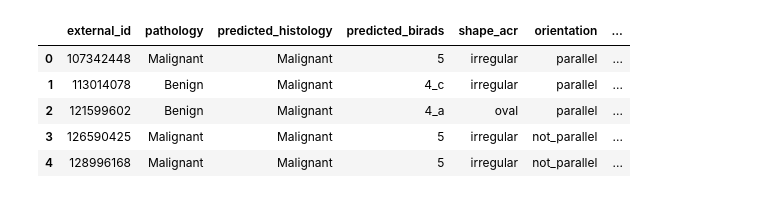
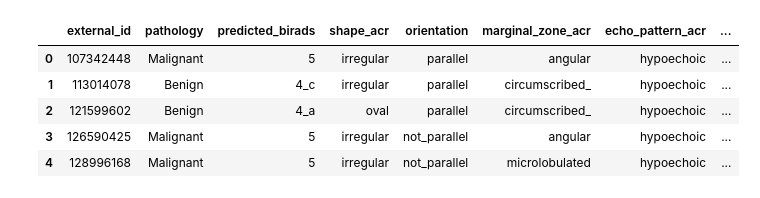
Before and after one commit to joshjarvey/DS785-BUS-Interpretation, a Jupyter notebook: densenet201/DenseNet201 BUS Multitask.ipynb, the cells around one changed output. Cells and saved outputs as stored; diff of their text form; code cells hidden in the pictures.

```diff
--- a/densenet201/DenseNet201 BUS Multitask.ipynb
+++ b/densenet201/DenseNet201 BUS Multitask.ipynb
@@ -49,20 +48,15 @@ def calc_median_likelihood(birads_score):
 # %%
 # set number of splits for cv training.
 k=5
-
-  # set to true to write the output to a csv file.
 write_output = False
 
   # specify features to keep from annotations file.
-features_of_interest = ['external_id','pathology','predicted_histology','predicted_birads','shape_acr','orientation','marginal_zone_acr','echo_pattern_acr','posterior_features_acr']
+features_of_interest = ['external_id','pathology','predicted_birads','shape_acr','orientation','marginal_zone_acr','echo_pattern_acr','posterior_features_acr']
 
 df = pd.read_csv('/content/gdrive/MyDrive/BUS Project Home/Datasets/Mayo/mayo_dataset/annotations_histology.csv')[features_of_interest]
 
   # set "elevated risk" to "benign".
 df['pathology'] = np.where(df['pathology']=='Elevated Risk','Benign',df['pathology'])
-
-  # capitalize the value to make it match actual pathology results.
-df['predicted_histology'] = df['predicted_histology'].apply(lambda x: str(x).capitalize())
 
   # remove unknown pathologies, and missing birads scores.
 df = df[df['pathology']!='Unknown']
@@ -71,7 +65,7 @@ df = df[df['predicted_birads'].notna()]
   # calculate median likelihood of malignancy based on ranges - do not convert to decimal.
 df['median_likelihood_of_malignancy'] = df['predicted_birads'].apply(lambda x: calc_median_likelihood(x))
 
-  # FastAI function to get a list of all pre-cropped image files.
+  # get a list of all pre-cropped image files.
 image_urls = get_image_files('/content/gdrive/MyDrive/BUS Project Home/Share_with_group/Jeff_Baggett/bus_data/first_mayo_fastai/images').items
 
   # for each id (x), find all urls associated with that id and affix it to the dataframe as a list of values.
@@ -79,38 +73,38 @@ df['image_url'] = df['external_id'].apply(lambda x: [url for url in image_urls i
 
   # remove rows where no image file was found.
 df = df[df['image_url'].notna()].reset_index().drop(columns='index')
 
   # if there is one or more url's listed in the column, then mark it as a multi-image patient id.
 df['has_multiple_images'] = df['image_url'].apply(lambda x: False if len(x)<2 else True)
 
   # create a stratified sample based on if a patient had multiple ids.
 trainings, validations = train_valid_split(x=np.zeros(len(df)),
                                            y=df['has_multiple_images'],
                                            df=df,
                                            n_splits=k,
                                            seed=516)
 
   # expand the dataframe where id had multiple images from previous step.
 df = df.explode('image_url').reset_index().drop(columns='index')
 
   # remove rows where no image file was found. Remove the index and multiple images columns since we no longer need that tag.
 df = df[df['image_url'].notna()].reset_index().drop(columns=['index','has_multiple_images'])
 
   # set the fold in which the image belongs in the validation set. Each new column will be referenced during cross-validation training.
 for i, valid_ids in enumerate(validations):
     df[f'fold{i}_is_valid'] = df['external_id'].apply(lambda x: 1 if x in valid_ids else 0)
 
   # write output if true.
 if write_output:
     df.to_csv('/content/gdrive/MyDrive/BUS Project Home/Share_with_group/Josh_Jarvey/biradsnet labels/annotations_biradsnet2.csv',index=False)
 
 df.head()
 # %% [output]
-|  | external_id | pathology | predicted_histology | predicted_birads | shape_acr | orientation | ... |
-| 0 | 107342448 | Malignant | Malignant | 5 | irregular | parallel | ... |
-| 1 | 113014078 | Benign | Malignant | 4_c | irregular | parallel | ... |
-| 2 | 121599602 | Benign | Malignant | 4_a | oval | parallel | ... |
-| 3 | 126590425 | Malignant | Malignant | 5 | irregular | not_parallel | ... |
-| 4 | 128996168 | Malignant | Malignant | 5 | irregular | not_parallel | ... |
+|  | external_id | pathology | predicted_birads | shape_acr | orientation | marginal_zone_acr | echo_pattern_acr | ... |
+| 0 | 107342448 | Malignant | 5 | irregular | parallel | angular | hypoechoic | ... |
+| 1 | 113014078 | Benign | 4_c | irregular | parallel | circumscribed_ | hypoechoic | ... |
+| 2 | 121599602 | Benign | 4_a | oval | parallel | circumscribed_ | hypoechoic | ... |
+| 3 | 126590425 | Malignant | 5 | irregular | not_parallel | angular | hypoechoic | ... |
+| 4 | 128996168 | Malignant | 5 | irregular | not_parallel | microlobulated | hypoechoic | ... |
 # %%
 #@title
```
Also changed, not shown: parts of 17 cells of this notebook.
